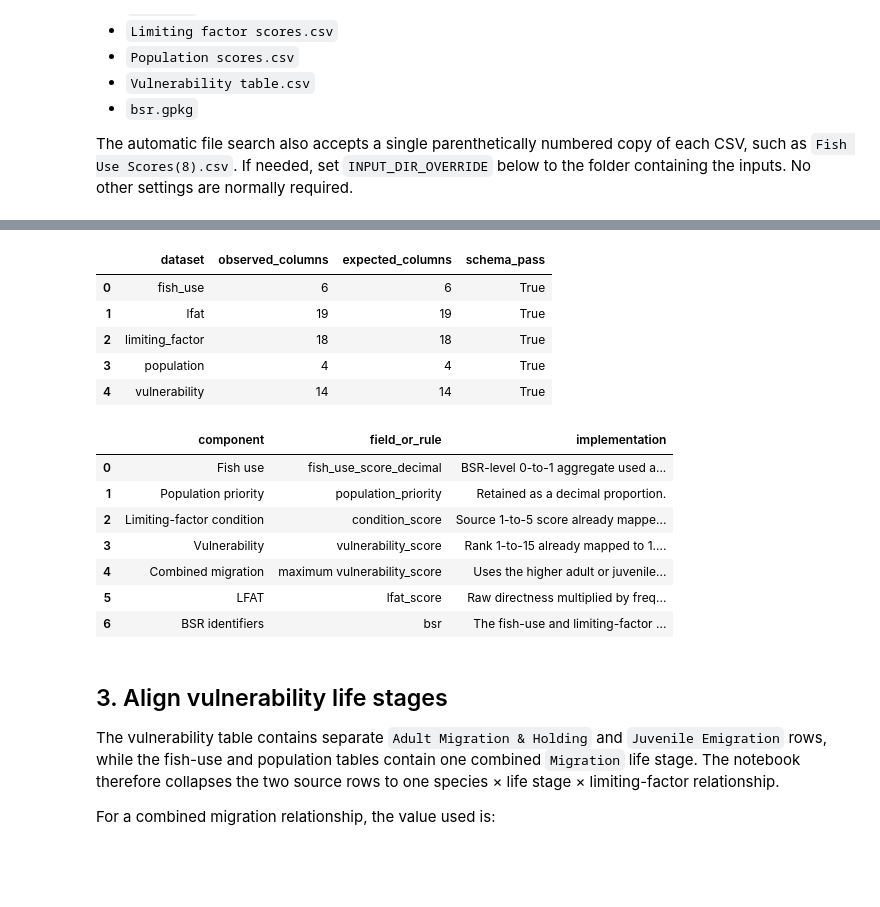
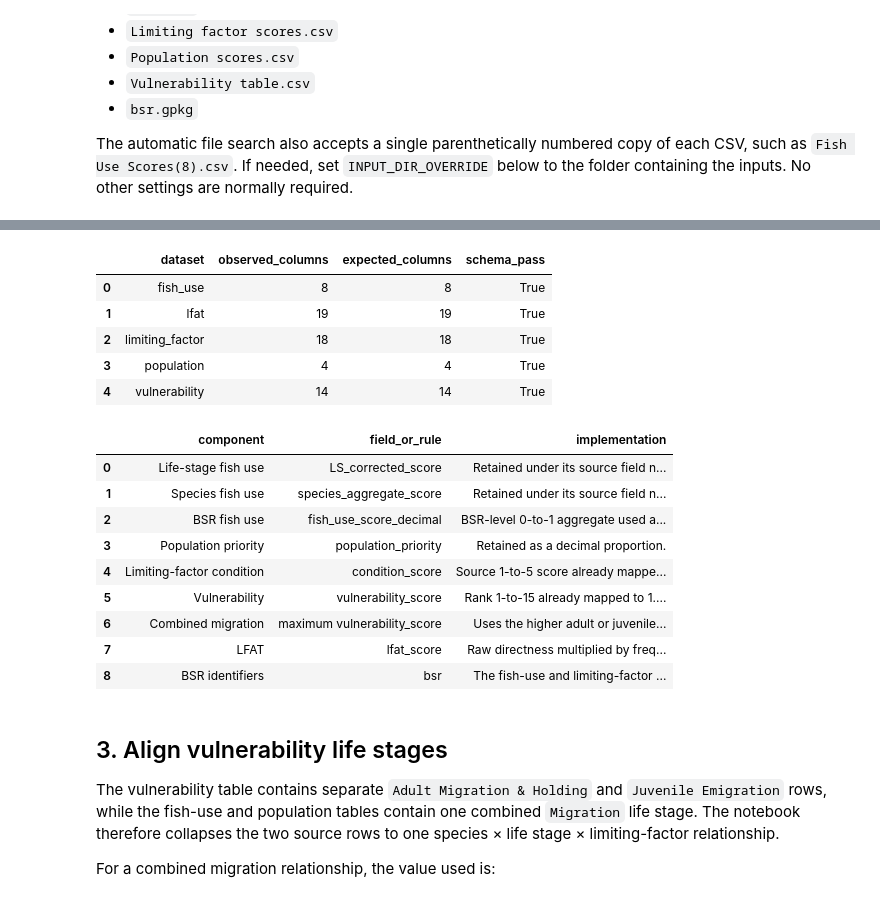
Before and after one commit to atdunwoody/atlas_lvl1-2_scoring_webapp, a Jupyter notebook: archive/atlas_integrated_scoring.ipynb, the cells around one changed output, grey strips where cells are left out. Cells and saved outputs as stored; diff of their text form; code cells hidden in the pictures; blank space fills up the shorter version.

Commit message:
Updated risk calcs

```diff
--- a/archive/atlas_integrated_scoring.ipynb
+++ b/archive/atlas_integrated_scoring.ipynb
@@ -57,7 +57,8 @@ INPUT_STEMS = {
 }
 FISH_USE_COLUMNS = [
     "bsr", "basin", "bsr_crosswalk_status",
-    "species", "life_stage", "fish_use_score_decimal",
+    "species", "life_stage", "LS_corrected_score",
+    "species_aggregate_score", "fish_use_score_decimal",
 ]
 BSR_INPUT_FILE = "bsr.gpkg"
 BSR_OUTPUT_FILE = "bsr_scores.gpkg"
@@ -256,42 +259,46 @@ population = raw["population"].copy()
 condition = raw["limiting_factor"].rename(
     columns={
         "lf_condition_score_raw_1_5": "condition_score_raw_1_5",
         "lf_condition_score": "condition_score",
     }
 ).copy()
 vulnerability = raw["vulnerability"].copy()
 lfat = raw["lfat"].copy()
 
 assumptions = pd.DataFrame(
     [
-        ["Fish use", "fish_use_score_decimal", "BSR-level 0-to-1 aggregate used as supplied in all impact and risk components."],
+        ["Life-stage fish use", "LS_corrected_score", "Retained under its source field name in detailed outputs."],
+        ["Species fish use", "species_aggregate_score", "Retained under its source field name in detailed outputs."],
+        ["BSR fish use", "fish_use_score_decimal", "BSR-level 0-to-1 aggregate used as supplied in all impact and risk components."],
         ["Population priority", "population_priority", "Retained as a decimal proportion."],
         ["Limiting-factor condition", "condition_score", "Source 1-to-5 score already mapped to 0.1-to-1 in the CSV."],
         ["Vulnerability", "vulnerability_score", "Rank 1-to-15 already mapped to 1.0-to-0.1 in the CSV."],
         ["Combined migration", "maximum vulnerability_score", "Uses the higher adult or juvenile migration value without counting migration twice."],
         ["LFAT", "lfat_score", "Raw directness multiplied by frequency; no D/I/N replacement."],
         ["BSR identifiers", "bsr", "The fish-use and limiting-factor files use the same CC1/CC2/etc. identifiers."],
     ],
     columns=["component", "field_or_rule", "implementation"],
 )
 
 display(schema_qc)
 display(assumptions)
 # %% [output]
 |  | dataset | observed_columns | expected_columns | schema_pass |
-| 0 | fish_use | 6 | 6 | True |
+| 0 | fish_use | 8 | 8 | True |
 | 1 | lfat | 19 | 19 | True |
 | 2 | limiting_factor | 18 | 18 | True |
 | 3 | population | 4 | 4 | True |
 | 4 | vulnerability | 14 | 14 | True |
 |  | component | field_or_rule | implementation |
-| 0 | Fish use | fish_use_score_decimal | BSR-level 0-to-1 aggregate used a... |
-| 1 | Population priority | population_priority | Retained as a decimal proportion. |
-| 2 | Limiting-factor condition | condition_score | Source 1-to-5 score already mappe... |
-| 3 | Vulnerability | vulnerability_score | Rank 1-to-15 already mapped to 1.... |
-| 4 | Combined migration | maximum vulnerability_score | Uses the higher adult or juvenile... |
-| 5 | LFAT | lfat_score | Raw directness multiplied by freq... |
-| 6 | BSR identifiers | bsr | The fish-use and limiting-factor ... |
+| 0 | Life-stage fish use | LS_corrected_score | Retained under its source field n... |
+| 1 | Species fish use | species_aggregate_score | Retained under its source field n... |
+| 2 | BSR fish use | fish_use_score_decimal | BSR-level 0-to-1 aggregate used a... |
+| 3 | Population priority | population_priority | Retained as a decimal proportion. |
+| 4 | Limiting-factor condition | condition_score | Source 1-to-5 score already mappe... |
+| 5 | Vulnerability | vulnerability_score | Rank 1-to-15 already mapped to 1.... |
+| 6 | Combined migration | maximum vulnerability_score | Uses the higher adult or juvenile... |
+| 7 | LFAT | lfat_score | Raw directness multiplied by freq... |
+| 8 | BSR identifiers | bsr | The fish-use and limiting-factor ... |
 # %% [markdown]
 ## 3. Align vulnerability life stages
 
```
Also changed, not shown: parts of 8 cells of this notebook, 10 other files.
